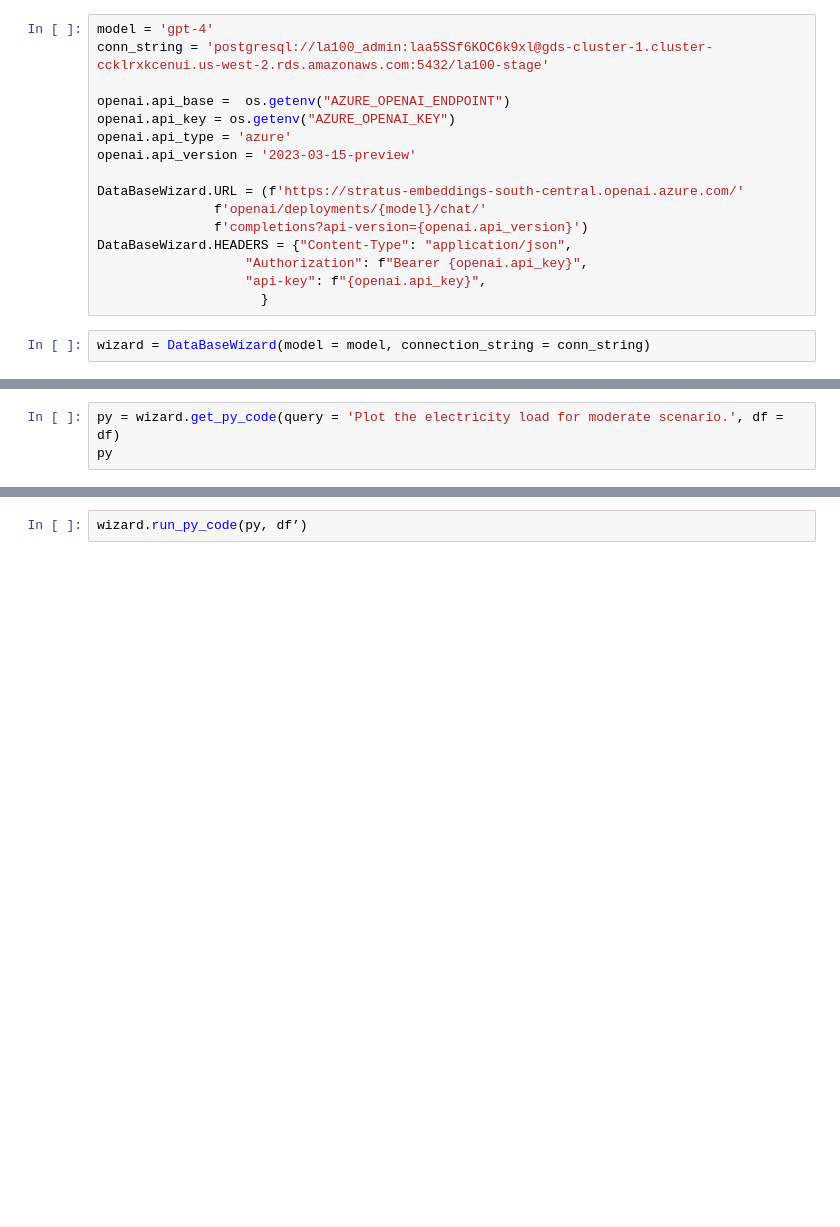
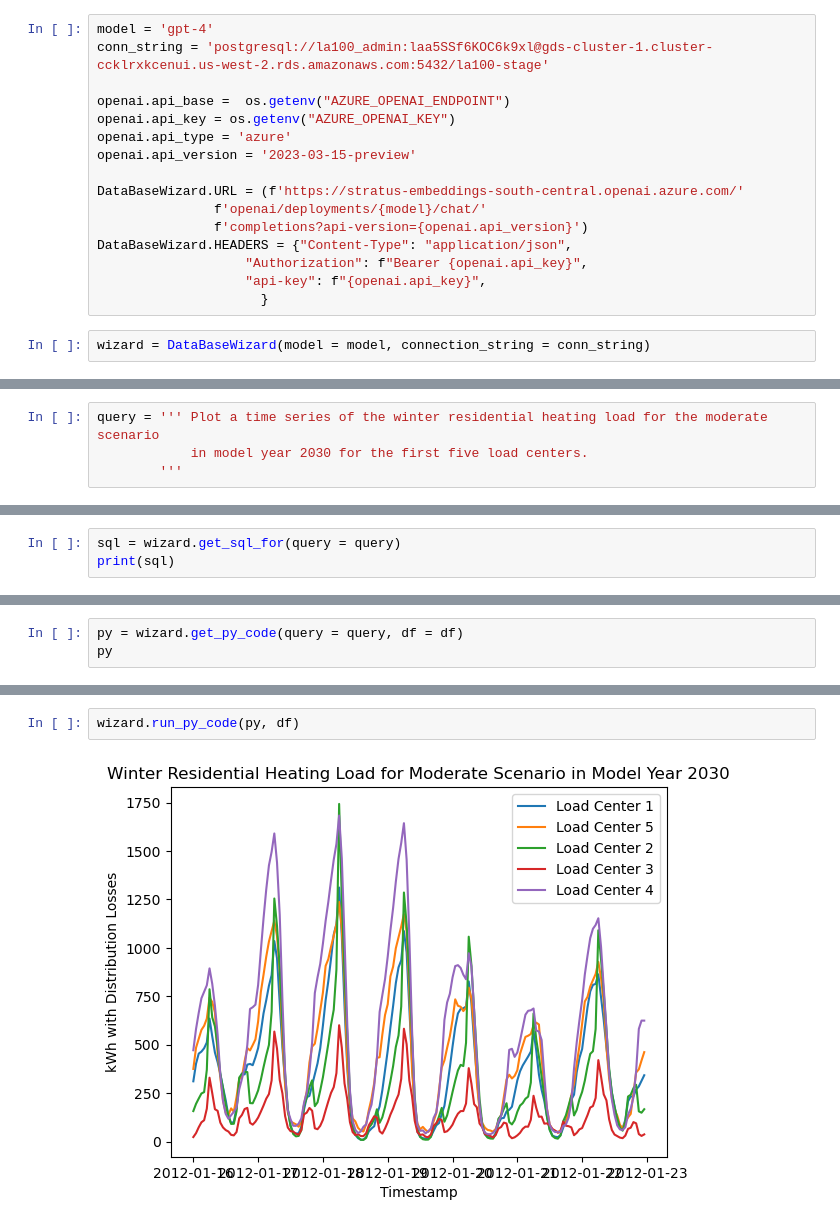
Before and after one commit to NREL/elm, a Jupyter notebook: examples/energy_wizard/test_db_wizard_v2.ipynb, the cells around one changed output, grey strips where cells are left out. Drawn from its saved outputs; the diff is of its cells as text; blank space fills up the shorter version.

```diff
--- a/examples/energy_wizard/test_db_wizard_v2.ipynb
+++ b/examples/energy_wizard/test_db_wizard_v2.ipynb
@@ -55,0 +41,4 @@ sql
+# %%
+query = ''' Plot a time series of the winter residential heating load for the moderate scenario
+            in model year 2030 for the first five load centers.
+        '''
@@ -55,0 +47,3 @@ sql
+# %%
+sql = wizard.get_sql_for(query = query)
+print(sql)
@@ -59,3 +76,3 @@ df
 # %%
-py = wizard.get_py_code(query = 'Plot the electricity load for moderate scenario.', df = df)
+py = wizard.get_py_code(query = query, df = df)
 py
@@ -62,2 +98,4 @@ py
 # %%
-wizard.run_py_code(py, df’)
+wizard.run_py_code(py, df)
+# %% [output]
+[figure, added]
```
Also changed, not shown: parts of 10 cells of this notebook, 2 other files.
